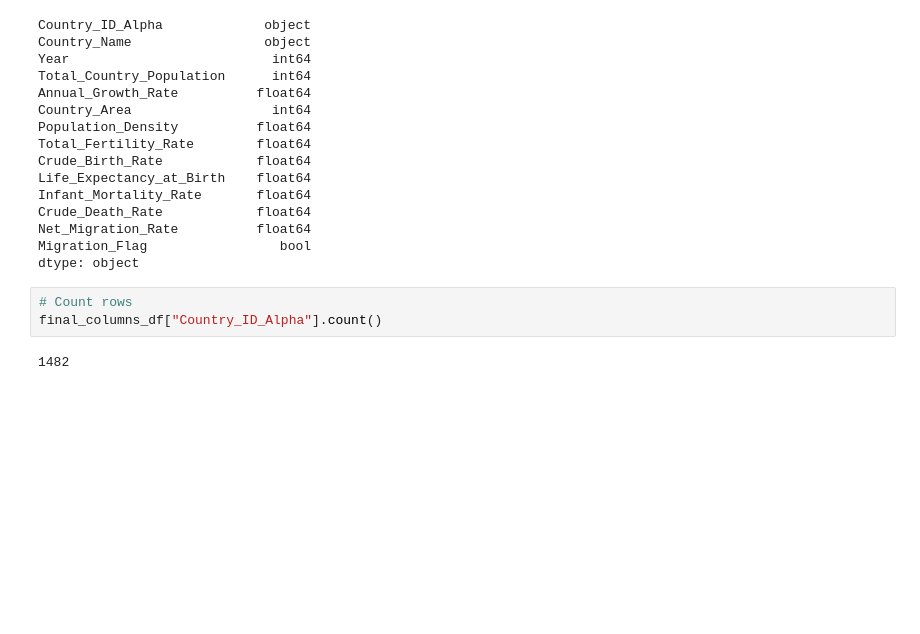
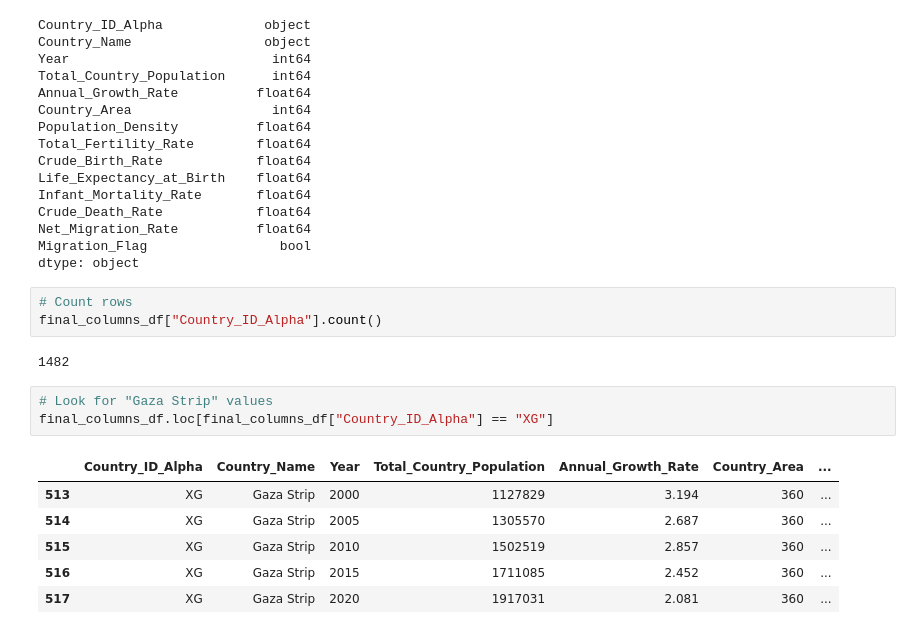
Before and after one commit to pavlarsen/Final_Project, a Jupyter notebook: data_preprocessing_part3.ipynb, the cells around one changed output. Saved outputs shown, nothing was run; the diff lists cells and outputs as text; blank space fills up the shorter version.

Commit message:
Adding cleanup to table.

```diff
--- a/data_preprocessing_part3.ipynb
+++ b/data_preprocessing_part3.ipynb
@@ -193,3 +193,13 @@ dtype: object
 final_columns_df["Country_ID_Alpha"].count()
 # %% [output]
 1482
+# %%
+# Look for "Gaza Strip" values
+final_columns_df.loc[final_columns_df["Country_ID_Alpha"] == "XG"]
+# %% [output]
+|  | Country_ID_Alpha | Country_Name | Year | Total_Country_Population | Annual_Growth_Rate | Country_Area | ... |
+| 513 | XG | Gaza Strip | 2000 | 1127829 | 3.194 | 360 | ... |
+| 514 | XG | Gaza Strip | 2005 | 1305570 | 2.687 | 360 | ... |
+| 515 | XG | Gaza Strip | 2010 | 1502519 | 2.857 | 360 | ... |
+| 516 | XG | Gaza Strip | 2015 | 1711085 | 2.452 | 360 | ... |
+| 517 | XG | Gaza Strip | 2020 | 1917031 | 2.081 | 360 | ... |
```
Also changed, not shown: parts of 3 cells of this notebook.
